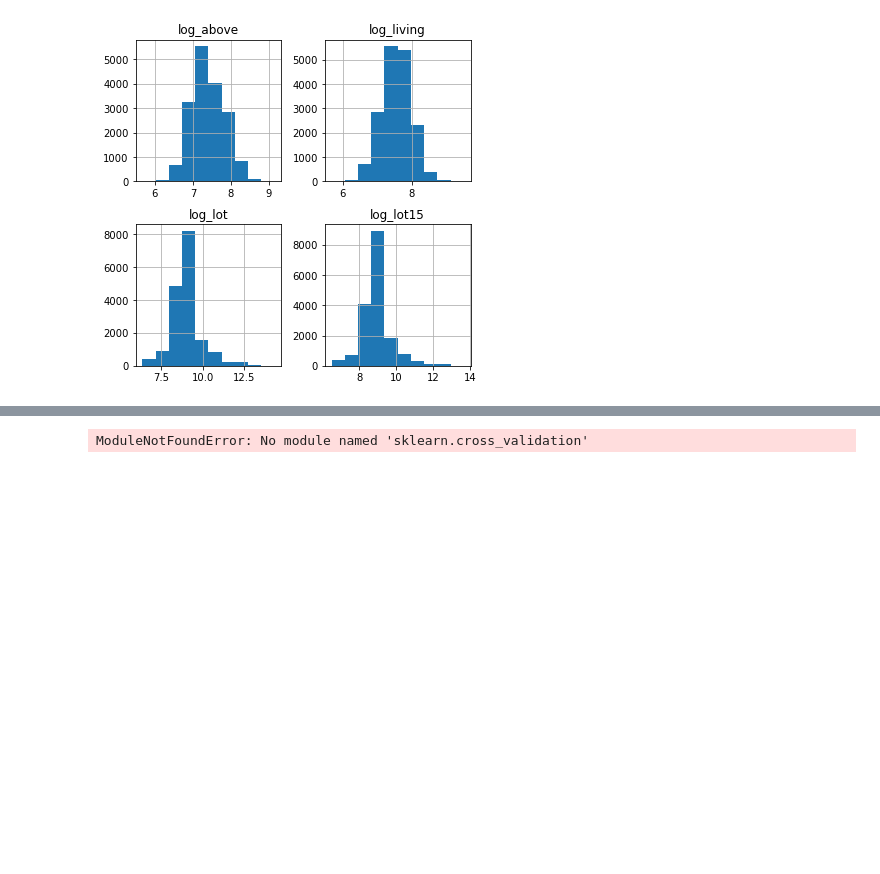
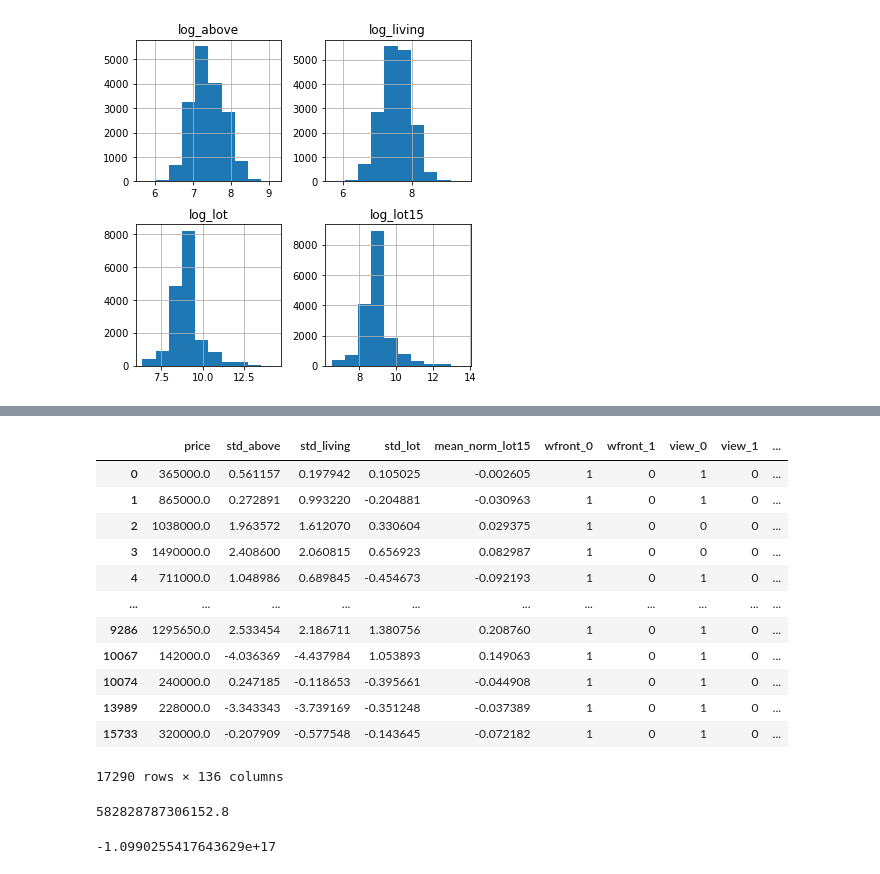
Before and after one commit to dorjeys3/King_County_Real_Estate, a Jupyter notebook: Book 2.ipynb, the cells around one changed output, grey strips where cells are left out. Drawn from its saved outputs; the diff is of its cells as text; code cells hidden in the pictures; blank space fills up the shorter version.

```diff
--- a/Book 2.ipynb
+++ b/Book 2.ipynb
@@ -160,0 +159,16 @@ multicolinear_features(sales_df)
+# %%
+data_fin
+# %% [output]
+|  | price | std_above | std_living | std_lot | mean_norm_lot15 | wfront_0 | wfront_1 | view_0 | view_1 | ... |
+| 0 | 365000.0 | 0.561157 | 0.197942 | 0.105025 | -0.002605 | 1 | 0 | 1 | 0 | ... |
+| 1 | 865000.0 | 0.272891 | 0.993220 | -0.204881 | -0.030963 | 1 | 0 | 1 | 0 | ... |
+| 2 | 1038000.0 | 1.963572 | 1.612070 | 0.330604 | 0.029375 | 1 | 0 | 0 | 0 | ... |
+| 3 | 1490000.0 | 2.408600 | 2.060815 | 0.656923 | 0.082987 | 1 | 0 | 0 | 0 | ... |
+| 4 | 711000.0 | 1.048986 | 0.689845 | -0.454673 | -0.092193 | 1 | 0 | 1 | 0 | ... |
+| ... | ... | ... | ... | ... | ... | ... | ... | ... | ... | ... |
+| 9286 | 1295650.0 | 2.533454 | 2.186711 | 1.380756 | 0.208760 | 1 | 0 | 1 | 0 | ... |
+| 10067 | 142000.0 | -4.036369 | -4.437984 | 1.053893 | 0.149063 | 1 | 0 | 1 | 0 | ... |
+| 10074 | 240000.0 | 0.247185 | -0.118653 | -0.395661 | -0.044908 | 1 | 0 | 1 | 0 | ... |
+| 13989 | 228000.0 | -3.343343 | -3.739169 | -0.351248 | -0.037389 | 1 | 0 | 1 | 0 | ... |
+| 15733 | 320000.0 | -0.207909 | -0.577548 | -0.143645 | -0.072182 | 1 | 0 | 1 | 0 | ... |
+17290 rows × 136 columns
@@ -161,15 +177,23 @@ multicolinear_features(sales_df)
 # %%
-from sklearn.cross_validation import train_test_split
 from sklearn.linear_model import LinearRegression
+from sklearn.metrics import mean_squared_error
+
+X= data_fin.drop("price", axis = 1)
+y = data_fin["price"]
+# Split the data into training and test data
+X_train, X_test, y_train, y_test = train_test_split(X, y,               # Pass in our X and y
+                                                    random_state=42,    # Abritary select a random_state
+                                                    test_size=0.2)        # Split test size to be 20% of full data.
 
 lr = LinearRegression()
 lr.fit(X_train, y_train)
 y_hat =lr.predict(X_test)
 RMSE = mean_squared_error(y_test, y_hat)
-
-# Split the data into training and test data
-X_train, X_test, y_train, y_test = train_test_split(X, y,               # Pass in our X and y
-                                                    random_state=42,    # Abritary select a random_state
-                                                    test_size=0.2)        # Split test size to be 20% of full data.
-# %% [output]
-ModuleNotFoundError: No module named 'sklearn.cross_validation'
+# %%
+RMSE**(0.5)
+# %% [output]
+582828787306152.8
+# %%
+np.mean(cross_val_score(estimator = lr, X = X_train, y = y_train, cv=10))
+# %% [output]
+-1.0990255417643629e+17
```
Also changed, not shown: parts of 3 cells of this notebook.
